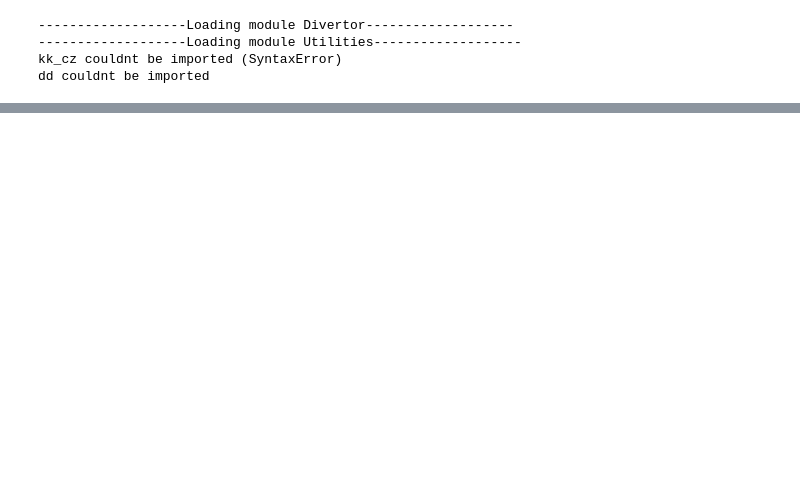
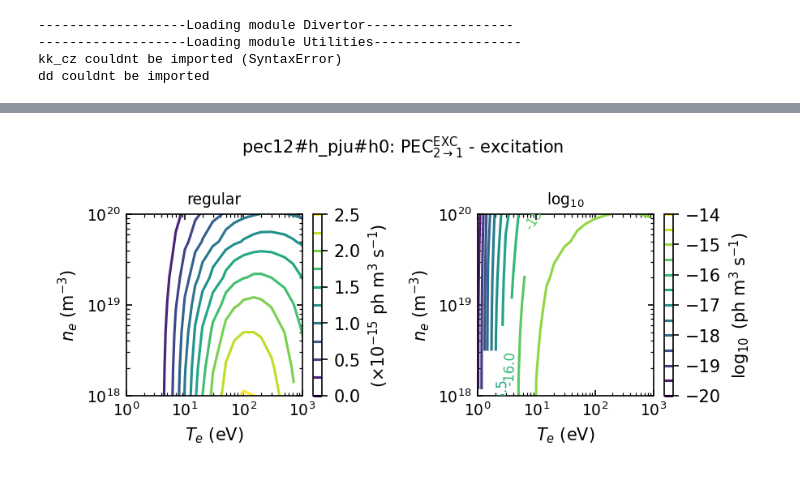
Before and after one commit to JamieDunsmore7/tokamak_inversion_routines, a Jupyter notebook: LoadResults2.ipynb, the cells around one changed output, grey strips where cells are left out. Cells and saved outputs as stored; diff of their text form; code cells hidden in the pictures; blank space fills up the shorter version.

```diff
--- a/LoadResults2.ipynb
+++ b/LoadResults2.ipynb
@@ -225,14 +241,14 @@ plt.tight_layout()
 # %%
 excit = np.load('/home/sthoma/tokamak_inversion_routines/ADAS/EXCIT_pec12#h_pju#h0.npz')
-ne0 = excit['ne'][13:20]
-Te0 = excit['Te'][4:23]
-dataExcite = excit['data'][13:20,4:23]
+ne0 = excit['ne']#[13:20]
+Te0 = excit['Te']#[4:23]
+dataExcite = excit['data']#[13:20,4:23]
 ### units of [ph m^3 /s]
 recom = np.load('/home/sthoma/tokamak_inversion_routines/ADAS/RECOM_pec12#h_pju#h0.npz')
-dataRecomb = recom['data'][13:20,4:23]
+dataRecomb = recom['data']#[13:20,4:23]
 ### units of [ph m^3 /s]
 ionis = np.load('/home/sthoma/tokamak_inversion_routines/ADAS/IONIS_scd12h.npz')
-dataIonise = ionis['data'][13:20,4:23]
+dataIonise = ionis['data']#[13:20,4:23]
 ### units of [m^3 /s]
 # %%
 cmap=plt.cm.viridis
@@ -245,7 +261,7 @@ levels = np.linspace(0., 2.5e-15*(10**N), 11)
 cf = ax[0].contour(Te0, ne0, dataExcite*(10**N), levels, cmap=cmap)
 fig.colorbar(
     cf, ax=ax[0], ticks=levels[::2],
-    label=f'($\\times10^{{{N:.0f}}}$ ph m$^{{-3}}$ s$^{{-1}}$)'
+    label=f'($\\times10^{{{-N:.0f}}}$ ph m$^3$ s$^{{-1}}$)'
 )
 ax[0].set_xscale('log')
 ax[0].set_yscale('log')
@@ -258,32 +274,34 @@ ax[0].set_xlim([1e0,1e3])
 ax[0].set_ylim([1e18,1e20])
 ax[0].tick_params(
     axis="both", which='both', labelsize=9, direction='in',
     left=True, bottom=True, right=True, top=True
 )
 ax[0].set_title('regular', fontsize=9)
 
 
 levels = np.linspace(-20, -14, 13)
 cf = ax[1].contour(Te0, ne0, np.log10(dataExcite), levels, cmap=cmap)
 fig.colorbar(
     cf, ax=ax[1], ticks=levels[::2],
-    label='$\\log_{10}$ (ph m$^{-3}$ s$^{-1}$)'
+    label='$\\log_{10}$ (ph m$^3$ s$^{-1}$)'
 )
 ax[1].set_xscale('log')
 ax[1].set_yscale('log')
 ax[1].clabel(
     cf, inline=1, fontsize=8, fmt='%1.1f', inline_spacing=10, use_clabeltext=False
 )
 ax[1].set_xlabel('$T_e$ (eV)')
 ax[1].set_ylabel('$n_e$ (m$^{-3}$)')
 ax[1].set_xlim([1e0,1e3])
 ax[1].set_ylim([1e18,1e20])
 ax[1].tick_params(
     axis="both", which='both', labelsize=9, direction='in',
     left=True, bottom=True, right=True, top=True
 )
 ax[1].set_title('$\\log_{10}$', fontsize=9)
 
 fig.suptitle('pec12#h_pju#h0: PEC$^\\mathrm{EXC}_{2 \\rightarrow 1}$ - excitation', fontsize=10)
 plt.tight_layout()
+# %% [output]
+[figure, added]
 # %%
```
Also changed, not shown: parts of 29 cells of this notebook, 6 other files.
